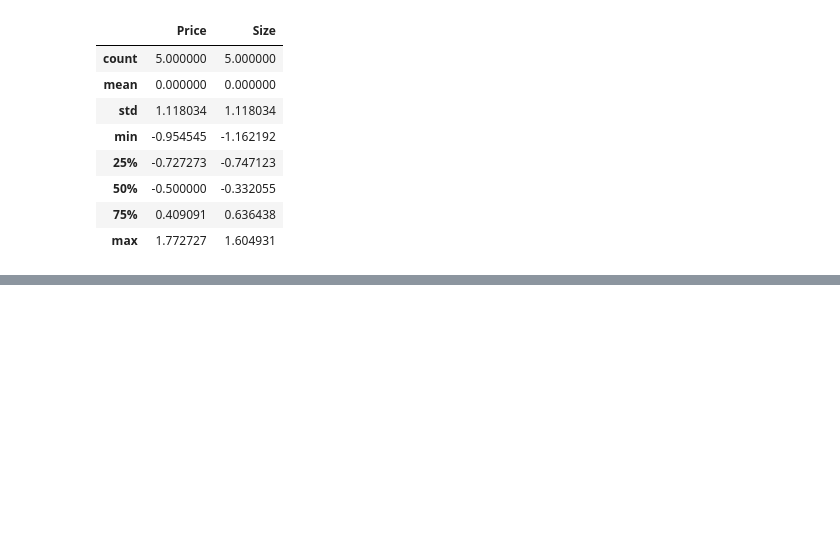
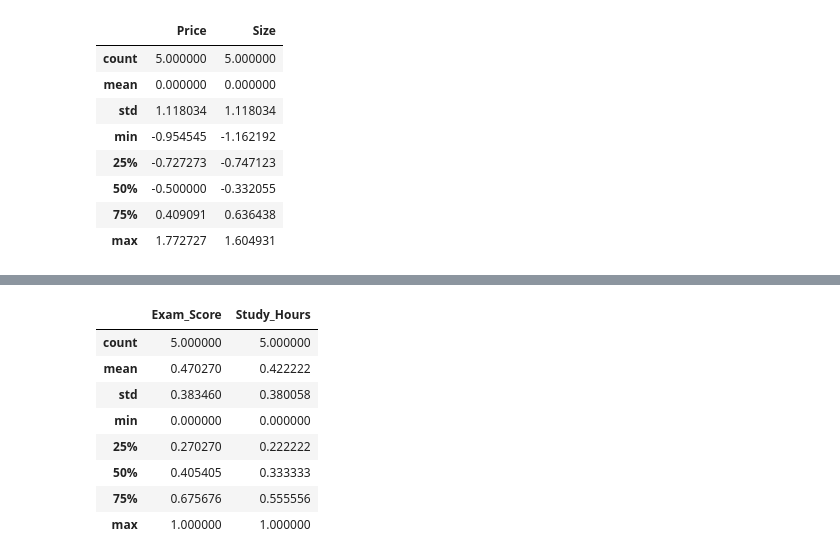
Before and after one commit to TanjiEvan/Python, a Jupyter notebook: Statistics/Basic.ipynb, the cells around one changed output, grey strips where cells are left out. Cells and saved outputs as stored; diff of their text form; code cells hidden in the pictures; blank space fills up the shorter version.

Commit message:
Data Normalization

```diff
--- a/Statistics/Basic.ipynb
+++ b/Statistics/Basic.ipynb
@@ -184,0 +189,7 @@ df.describe()
+# %%
+data = {'Exam_Score': [65, 80, 92, 70, 55],
+        'Study_Hours': [5, 8, 12, 6, 3]}
+df = pd.DataFrame(data)
+
+print("Original DataFrame:")
+print(df)
@@ -184,0 +204,7 @@ df.describe()
+# %%
+scaler = MinMaxScaler()
+# %%
+df[['Exam_Score', 'Study_Hours']] = scaler.fit_transform(df[['Exam_Score', 'Study_Hours']])
+
+print("\nNormalized DataFrame:")
+print(df)
@@ -184,0 +219,12 @@ df.describe()
+# %%
+df.describe()
+# %% [output]
+|  | Exam_Score | Study_Hours |
+| count | 5.000000 | 5.000000 |
+| mean | 0.470270 | 0.422222 |
+| std | 0.383460 | 0.380058 |
+| min | 0.000000 | 0.000000 |
+| 25% | 0.270270 | 0.222222 |
+| 50% | 0.405405 | 0.333333 |
+| 75% | 0.675676 | 0.555556 |
+| max | 1.000000 | 1.000000 |
```
Also changed, not shown: parts of 4 cells of this notebook.
